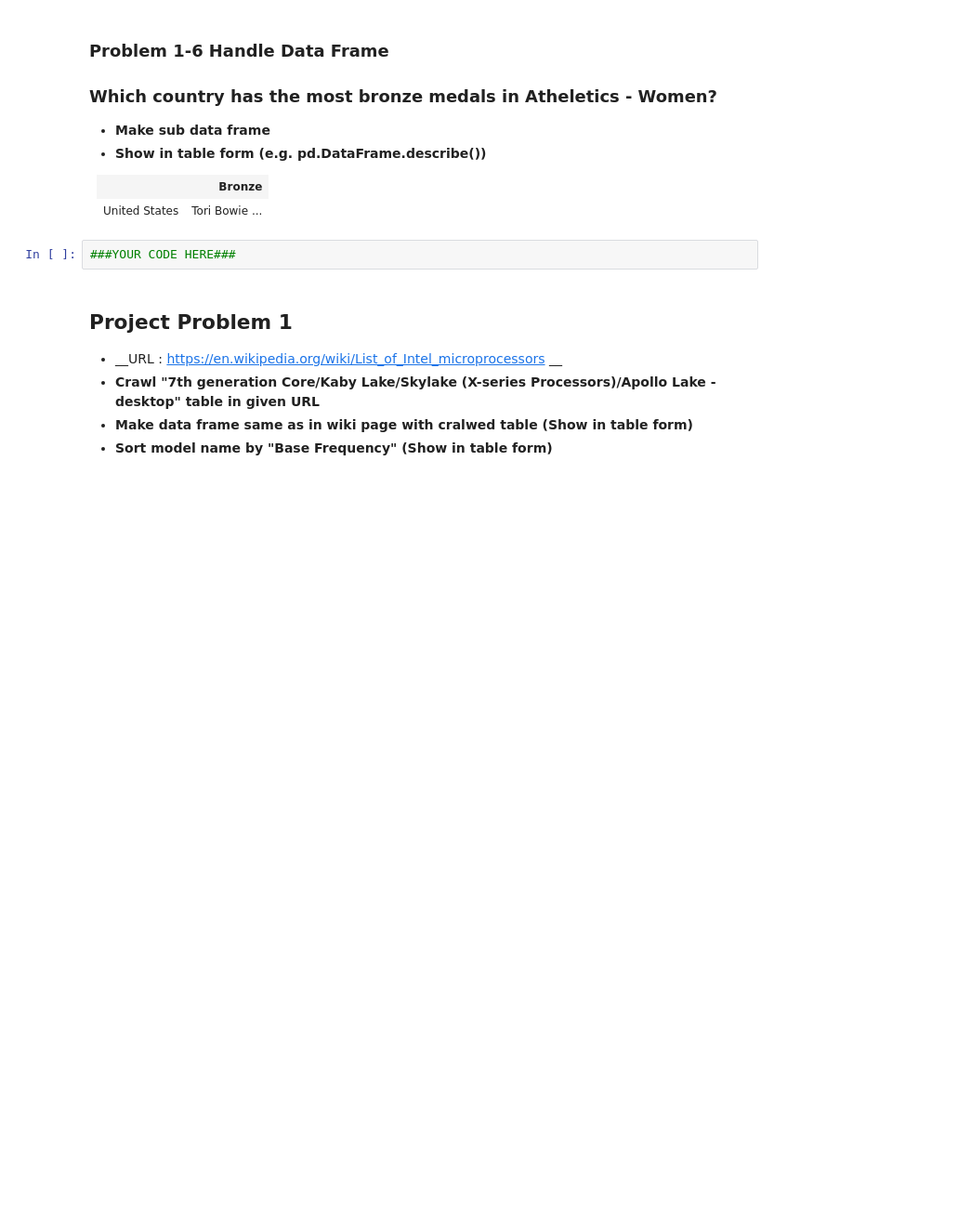
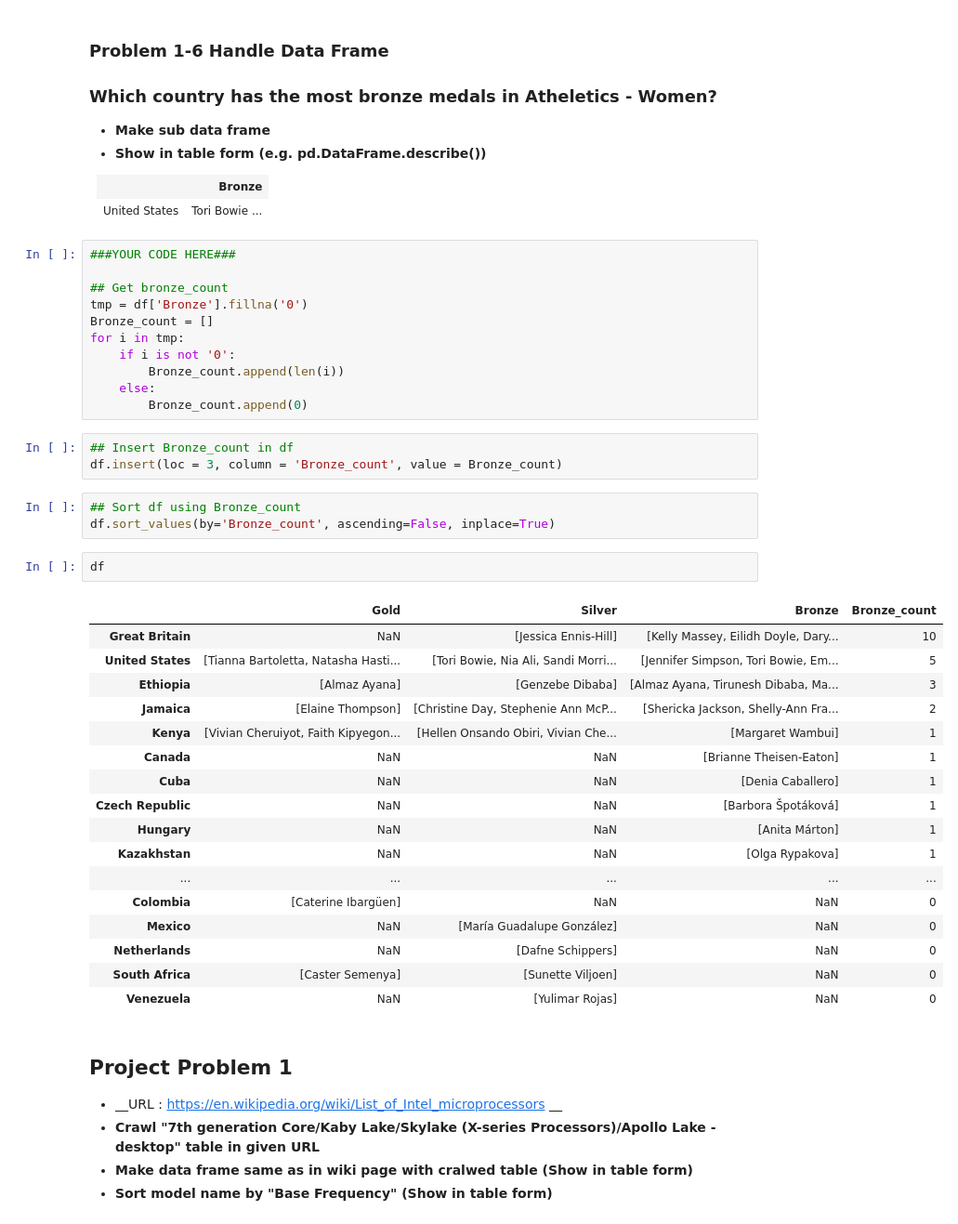
Before and after one commit to JinheonBaek/DataScience, a Jupyter notebook: HW-2/HW2_2016320198_백진헌.ipynb, the cells around one changed output. Shown at 93% size. Saved outputs shown, nothing was run; the diff lists cells and outputs as text; blank space fills up the shorter version.

```diff
--- a/HW-2/HW2_2016320198_백진헌.ipynb
+++ b/HW-2/HW2_2016320198_백진헌.ipynb
@@ -414,8 +405,43 @@ df
     <td>United States</td>
     <td>Tori Bowie ...</td>
 </table>
-# %%
-###YOUR CODE HERE###
+# %%
+###YOUR CODE HERE###
+
+## Get bronze_count
+tmp = df['Bronze'].fillna('0')
+Bronze_count = []
+for i in tmp:
+    if i is not '0':
+        Bronze_count.append(len(i))
+    else:
+        Bronze_count.append(0)
+# %%
+## Insert Bronze_count in df
+df.insert(loc = 3, column = 'Bronze_count', value = Bronze_count)
+# %%
+## Sort df using Bronze_count
+df.sort_values(by='Bronze_count', ascending=False, inplace=True)
+# %%
+df
+# %% [output]
+|  | Gold | Silver | Bronze | Bronze_count |
+| Great Britain | NaN | [Jessica Ennis-Hill] | [Kelly Massey, Eilidh Doyle, Dary... | 10 |
+| United States | [Tianna Bartoletta, Natasha Hasti... | [Tori Bowie, Nia Ali, Sandi Morri... | [Jennifer Simpson, Tori Bowie, Em... | 5 |
+| Ethiopia | [Almaz Ayana] | [Genzebe Dibaba] | [Almaz Ayana, Tirunesh Dibaba, Ma... | 3 |
+| Jamaica | [Elaine Thompson] | [Christine Day, Stephenie Ann McP... | [Shericka Jackson, Shelly-Ann Fra... | 2 |
+| Kenya | [Vivian Cheruiyot, Faith Kipyegon... | [Hellen Onsando Obiri, Vivian Che... | [Margaret Wambui] | 1 |
+| Canada | NaN | NaN | [Brianne Theisen-Eaton] | 1 |
+| Cuba | NaN | NaN | [Denia Caballero] | 1 |
+| Czech Republic | NaN | NaN | [Barbora Špotáková] | 1 |
+| Hungary | NaN | NaN | [Anita Márton] | 1 |
+| Kazakhstan | NaN | NaN | [Olga Rypakova] | 1 |
+| ... | ... | ... | ... | ... |
+| Colombia | [Caterine Ibargüen] | NaN | NaN | 0 |
+| Mexico | NaN | [María Guadalupe González] | NaN | 0 |
+| Netherlands | NaN | [Dafne Schippers] | NaN | 0 |
+| South Africa | [Caster Semenya] | [Sunette Viljoen] | NaN | 0 |
+| Venezuela | NaN | [Yulimar Rojas] | NaN | 0 |
 # %% [markdown]
 ## Project Problem 1
 - __URL : https://en.wikipedia.org/wiki/List_of_Intel_microprocessors __
```
Also changed, not shown: parts of 22 cells of this notebook.
